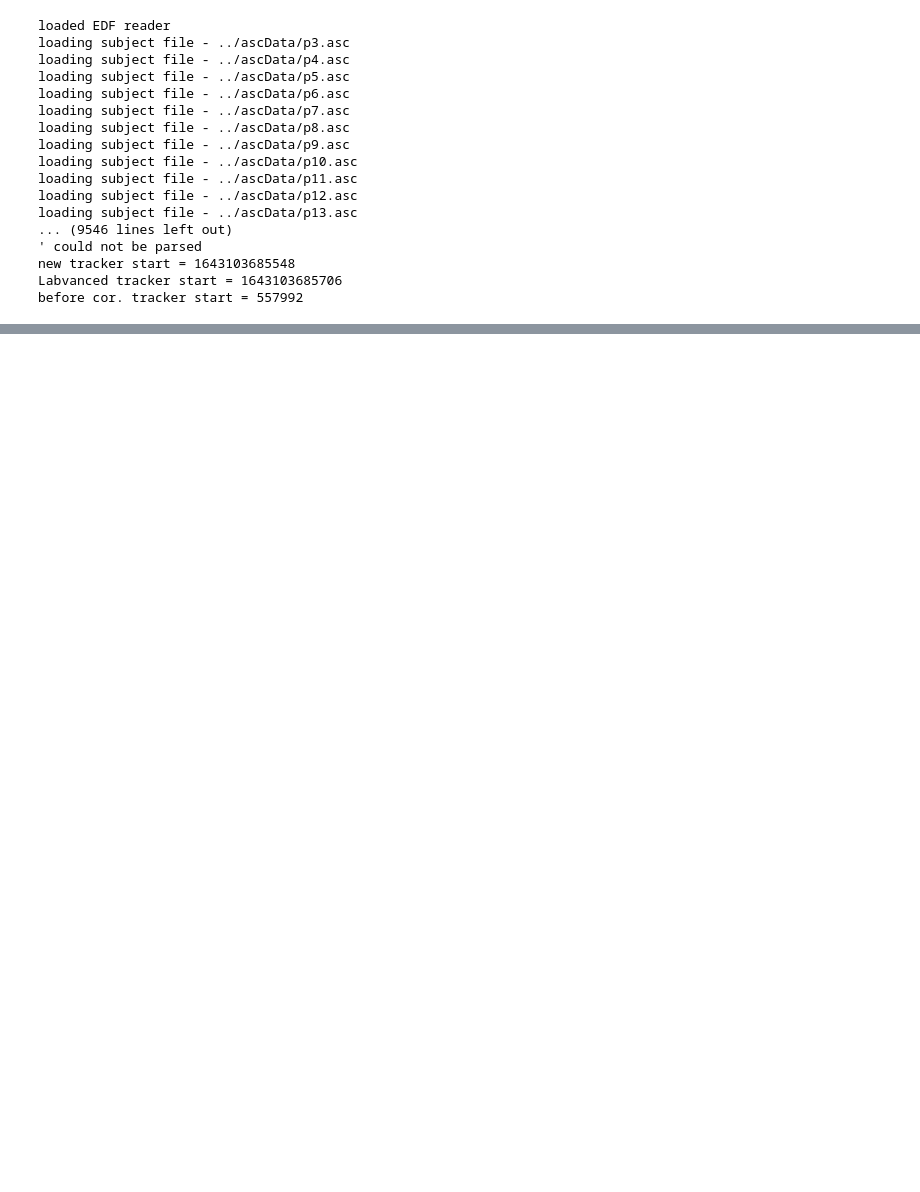
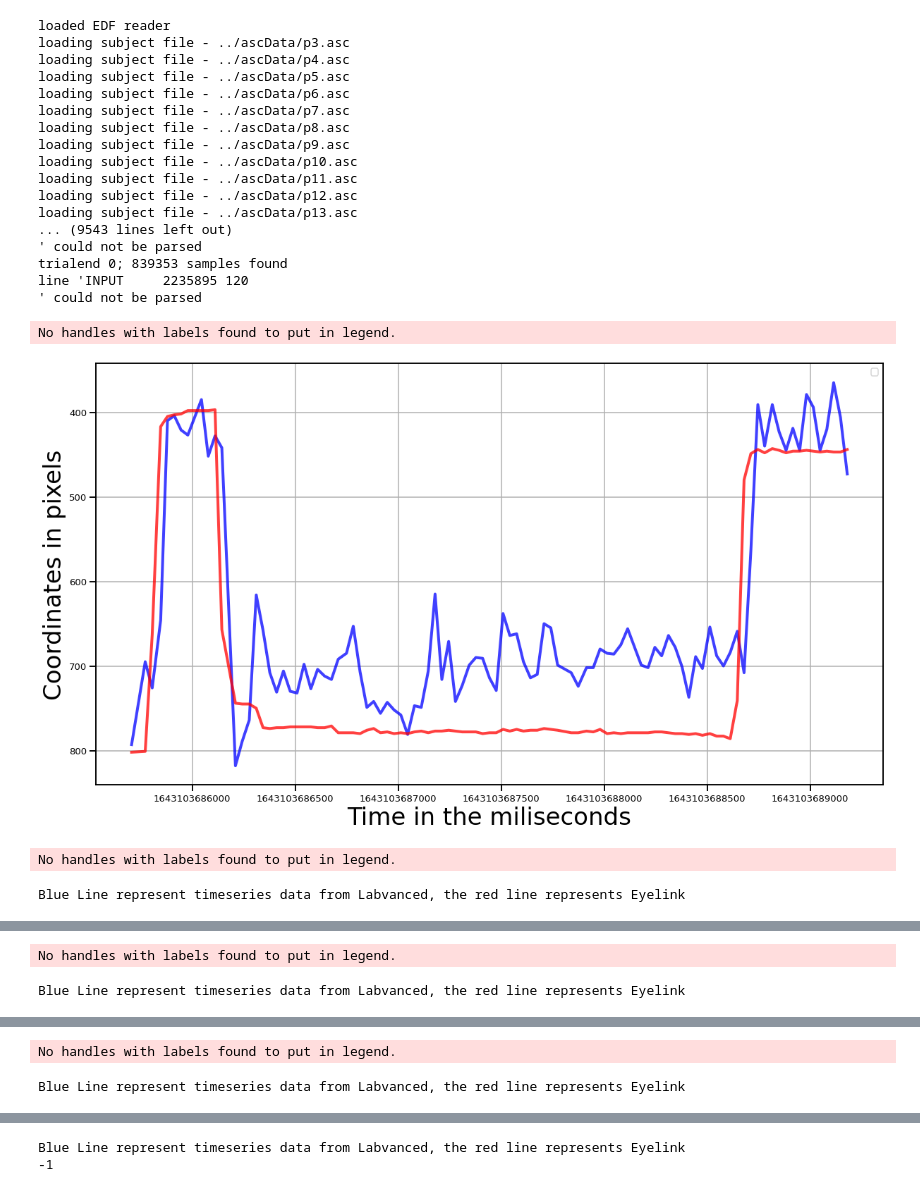
Before and after one commit to tobiKad/etcomp, a Jupyter notebook: data_preprocessing/rawDataExport.ipynb, the cells around one changed output, grey strips where cells are left out. Saved outputs shown, nothing was run; the diff lists cells and outputs as text; code cells hidden in the pictures; blank space fills up the shorter version.

Commit message:
cross correlation done for 1 sub

```diff
--- a/data_preprocessing/rawDataExport.ipynb
+++ b/data_preprocessing/rawDataExport.ipynb
@@ -157,36 +157,44 @@ for files in sorted(glob.glob("../ascData/*.asc"),key=os.path.getmtime):
     display_time_ml_start_first_task = df_interpolated.time_lb.head(1).values[0]
     # Fix the tracker start based on the Labvanced trigger + miliseconds_delay(lag)
     new_tracker_start = abs(display_time_ml_start_first_task + ms_delay)
-    break
-print('new tracker start = ' + str(new_tracker_start))
-print('Labvanced tracker start = ' + str(display_time_ml_start_first_task))
-print('before cor. tracker start = ' + str(tracker_start))
-#     # linear interpolation
-#     a = (display_time_ml_end - display_time_ml_start)/(tracker_end-tracker_start)
-#     b = - tracker_start * a + display_time_ml_start
 
-#     df_all['Time'] = abs(df_all['Tracker_Time'] * a + b)
-#     df_all.Time = df_all.Time.apply(lambda x: '%.f' % x)
+    #  now for the linear model that interpolates all times, you use:
+    display_time_ml_start = display_time_ml_start_first_task
+    # tracker_start = display_time_ml_start_first_task +/- lag
+
+    # linear interpolation
+    a = (display_time_ml_end - display_time_ml_start)/(tracker_end-new_tracker_start)
+    b = - new_tracker_start * a + display_time_ml_start
+
+
+    df_all['Time'] = abs(df_all['Time'] * a + b)
+#     break
+# #     break
+# df_all
+
 
 
 
 # #     # Same again
-#     el = interpolationET.formating_eyelink(df_all)
-#     break
-# el
-#     lb = pd.read_csv('../data/lb_data/timeseries_data/p' + str(3) + '_XYTC.csv')
+    el = interpolationET.formating_eyelink(df_all)
 
-#     # Format the Labvanced take only - Large Grid Task
-#     lb = interpolationET.formating_labvanced(lb)
-#     lb = lb.set_index('time_lb')
-#     df_interpolated = interpolationET.interpolation (el, lb)
-#     df_interpolated = df_interpolated.reset_index()
+    lb = pd.read_csv('../data/lb_data/timeseries_data/p' + str(3) + '_XYTC.csv')
+
+    # Format the Labvanced take only - Large Grid Task
+    lb = interpolationET.formating_labvanced(lb)
+    lb = lb.set_index('time_lb')
+    df_interpolated = interpolationET.interpolation (el, lb)
+    df_interpolated = df_interpolated.reset_index()
 
 
-#     delay = cross_correlation.createLagSygCorrelation(df_interpolated)
-#     break
-# fixation_plots.timeSeriesSyncPlot(df_interpolated.loc[0:100].time_lb, df_interpolated.loc[0:100].Y_lb, df_interpolated.loc[0:100].Y_el)
+    delay = cross_correlation.createLagSygCorrelation(df_interpolated)
+    break
+fixation_plots.timeSeriesSyncPlot(df_interpolated.loc[0:100].time_lb, df_interpolated.loc[0:100].Y_lb, df_interpolated.loc[0:100].Y_el)
+fixation_plots.timeSeriesSyncPlot(df_interpolated.loc[100:400].time_lb, df_interpolated.loc[100:400].Y_lb, df_interpolated.loc[100:400].Y_el)
+fixation_plots.timeSeriesSyncPlot(df_interpolated.loc[-1:300].time_lb, df_interpolated.loc[-1:300].Y_lb, df_interpolated.loc[-1:300].Y_el)
+fixation_plots.timeSeriesSyncPlot(df_interpolated.time_lb, df_interpolated.Y_lb, df_interpolated.Y_el)
 
+print(delay)
 
 
 #     break
@@ -209,34 +217,38 @@ print('before cor. tracker start = ' + str(tracker_start))
 #             y = data_raw[i]['events']['Efix'][j][4]
 #             start = data_raw[i]['events']['Efix'][j][0]
 #             end = data_raw[i]['events']['Efix'][j][1]
 
 #             row['x'] = x
 #             row['y'] = y
 #             row['Start'] = start
 #             row['End'] = end
 
 #             df = df.append(row, ignore_index=True)
 #     # Interpolate the fixations from starting and ending trigger
 #     df['Start'] = df['Start'] * a + b
 #     df['End'] = df['End'] * a + b
 #     df.Start = df.Start.apply(lambda x: '%.0f' % x)
 #     df.End = df.End.apply(lambda x: '%.0f' % x)
 #     df.to_csv('../data/el_data/el_events/p' + str(counter) + '_events.csv', index = False)
 # %% [output]
 loaded EDF reader
 loading subject file - ../ascData/p3.asc
 loading subject file - ../ascData/p4.asc
 loading subject file - ../ascData/p5.asc
 loading subject file - ../ascData/p6.asc
 loading subject file - ../ascData/p7.asc
 loading subject file - ../ascData/p8.asc
 loading subject file - ../ascData/p9.asc
 loading subject file - ../ascData/p10.asc
 loading subject file - ../ascData/p11.asc
 loading subject file - ../ascData/p12.asc
 loading subject file - ../ascData/p13.asc
-... (9546 lines left out)
+... (9543 lines left out)
 ' could not be parsed
-new tracker start = 1643103685548
-Labvanced tracker start = 1643103685706
-before cor. tracker start = 557992
+trialend 0; 839353 samples found
+line 'INPUT     2235895 120
+' could not be parsed
+No handles with labels found to put in legend.
+[figure, added]
+No handles with labels found to put in legend.
+Blue Line represent timeseries data from Labvanced, the red line represents Eyelink
@@ -242,0 +256,2 @@ before cor. tracker start = 557992
+No handles with labels found to put in legend.
+Blue Line represent timeseries data from Labvanced, the red line represents Eyelink
@@ -242,0 +259,2 @@ before cor. tracker start = 557992
+No handles with labels found to put in legend.
+Blue Line represent timeseries data from Labvanced, the red line represents Eyelink
@@ -242,0 +262,2 @@ before cor. tracker start = 557992
+Blue Line represent timeseries data from Labvanced, the red line represents Eyelink
+-1
```
Also changed, not shown: parts of 1 cell of this notebook.
